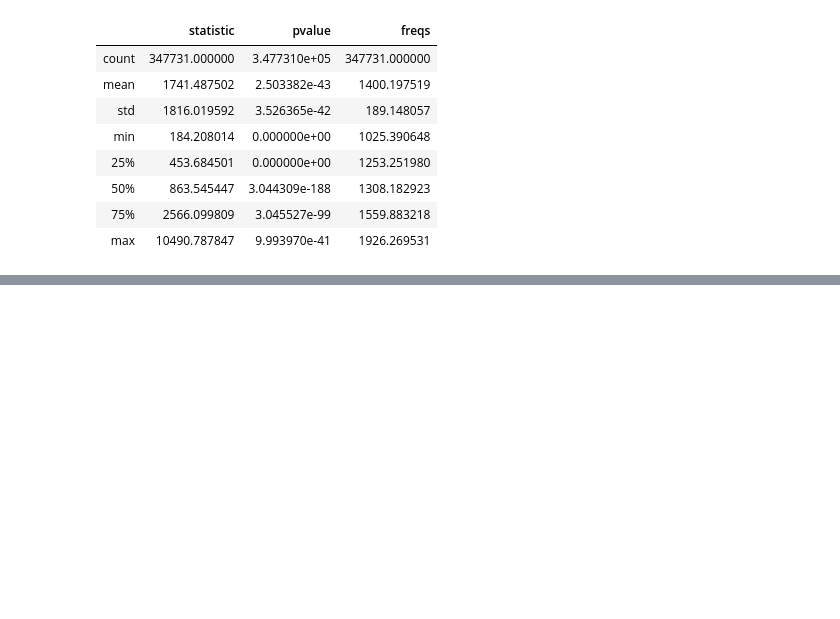
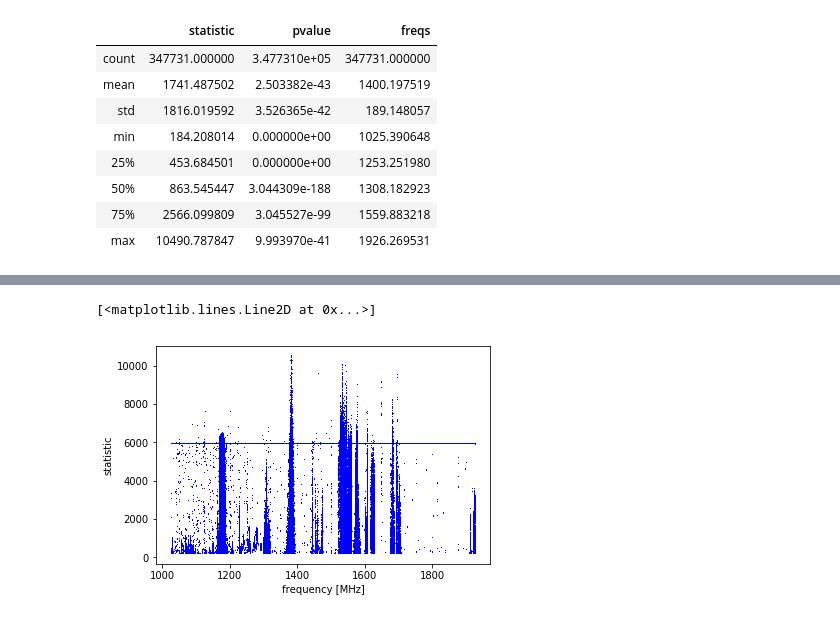
Before and after one commit to FX196/SETI-Energy-Detection, a Jupyter notebook: Result Visualization.ipynb, the cells around one changed output, grey strips where cells are left out. Cells and saved outputs as stored; diff of their text form; code cells hidden in the pictures; blank space fills up the shorter version.

```diff
--- a/Result Visualization.ipynb
+++ b/Result Visualization.ipynb
@@ -56 +74,9 @@ p_vals = df["pvalue"]
+# %%
+plt.figure()
+plt.ylabel("statistic")
+plt.xlabel("frequency [MHz]")
+plt.plot(filtered_freqs, stats,'b,')
+# %% [output]
+[<matplotlib.lines.Line2D at 0x...>]
+[figure, added]
 # %%
```
Also changed, not shown: parts of 5 cells of this notebook, 2 other files.
